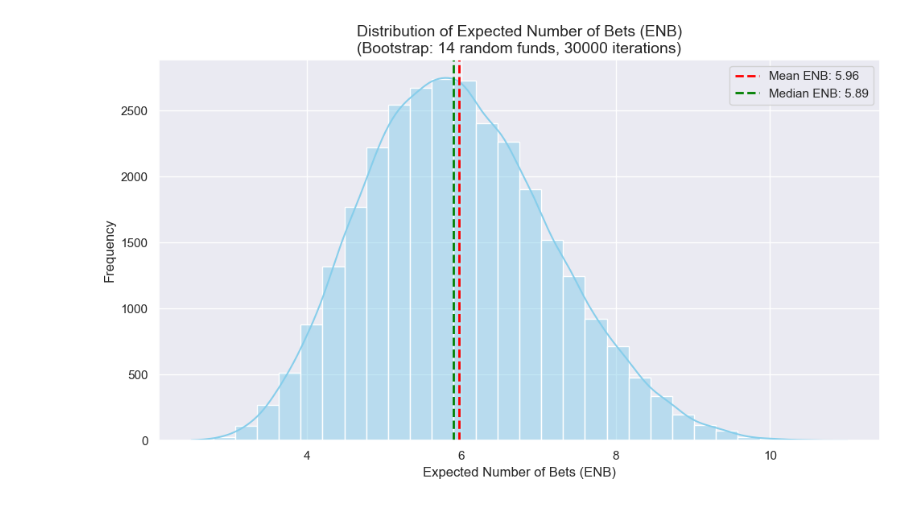
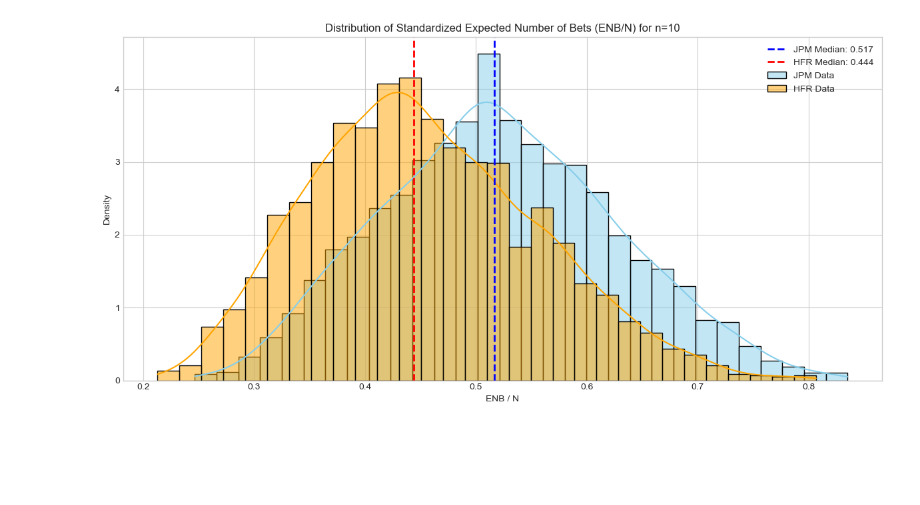
Before and after one commit to arthurdhonneur7/athenee_hf_portfolio, a Jupyter notebook: bootstrap_enb.ipynb, the cells around one changed output. Cells and saved outputs as stored; diff of their text form; code cells hidden in the pictures; blank space fills up the shorter version.

```diff
--- a/bootstrap_enb.ipynb
+++ b/bootstrap_enb.ipynb
@@ -7,9 +7,9 @@ import pandas as pd
 import numpy as np
 import matplotlib.pyplot as plt
 import seaborn as sns
-from sklearn.decomposition import PCA
-import random
+from concurrent.futures import ThreadPoolExecutor, as_completed
+from tqdm.auto import tqdm
 
-sns.set_theme()
+plt.style.use('seaborn-v0_8-whitegrid')
 # %%
 # Load the data
@@ -82,14 +60,40 @@ enb_series = pd.Series(enb_values)
-# %%
-# Plot the distribution of ENB
-plt.figure(figsize=(10, 6))
-sns.histplot(enb_series, bins=30, kde=True, color='skyblue')
-plt.axvline(enb_series.mean(), color='red', linestyle='dashed', linewidth=2, label=f'Mean ENB: {enb_series.mean():.2f}')
-plt.axvline(enb_series.median(), color='green', linestyle='dashed', linewidth=2, label=f'Median ENB: {enb_series.median():.2f}')
-plt.title(f'Distribution of Expected Number of Bets (ENB)\n(Bootstrap: {n_funds} random funds, {n_iterations} iterations)', fontsize=14)
-plt.xlabel('Expected Number of Bets (ENB)', fontsize=12)
-plt.ylabel('Frequency', fontsize=12)
-plt.legend()
-plt.tight_layout()
-plt.show()
-# %% [output]
-[figure, removed]
+# %%
+def bootstrap_worker_enb(data_df, n):
+    cols = data_df.columns.tolist()
+    sel = np.random.choice(cols, size=n, replace=False)
+    returns_subset = data_df[sel]
+    return compute_enb_standardized(returns_subset)
+
+def run_bootstrap_enb_n(data_df, n, n_boot=1000):
+    res = []
+    if len(data_df.columns) < n:
+        return []
+
+    with ThreadPoolExecutor(max_workers=8) as executor:
+        futures = [executor.submit(bootstrap_worker_enb, data_df, n) for _ in range(n_boot)]
+        for future in tqdm(as_completed(futures), total=n_boot, desc=f"Bootstrap ENB n={n}", leave=False):
+            res.append(future.result())
+
+    return res
+# %%
+# Plot distributions for n=10
+np.random.seed(42)
+n_val = 10
+enb_jpm_10 = run_bootstrap_enb_n(df_jpm_clean, n_val, n_boot=3000)
+enb_hfr_10 = run_bootstrap_enb_n(df_hfr_clean, n_val, n_boot=3000)
+
+plt.figure(figsize=(12, 6))
+sns.histplot(enb_jpm_10, bins=30, color='skyblue', label='JPM Data', kde=True, stat='density', alpha=0.5)
+sns.histplot(enb_hfr_10, bins=30, color='orange', label='HFR Data', kde=True, stat='density', alpha=0.5)
+
+plt.axvline(np.median(enb_jpm_10), color='blue', linestyle='dashed', linewidth=2, label=f'JPM Median: {np.median(enb_jpm_10):.3f}')
+plt.axvline(np.median(enb_hfr_10), color='red', linestyle='dashed', linewidth=2, label=f'HFR Median: {np.median(enb_hfr_10):.3f}')
+
+plt.title(f'Distribution of Standardized Expected Number of Bets (ENB/N) for n={n_val}')
+plt.xlabel('ENB / N')
+plt.ylabel('Density')
+plt.legend()
+plt.tight_layout()
+plt.show()
+# %% [output]
+[figure, added]
```
Also changed, not shown: parts of 7 cells of this notebook, 2 other files.
